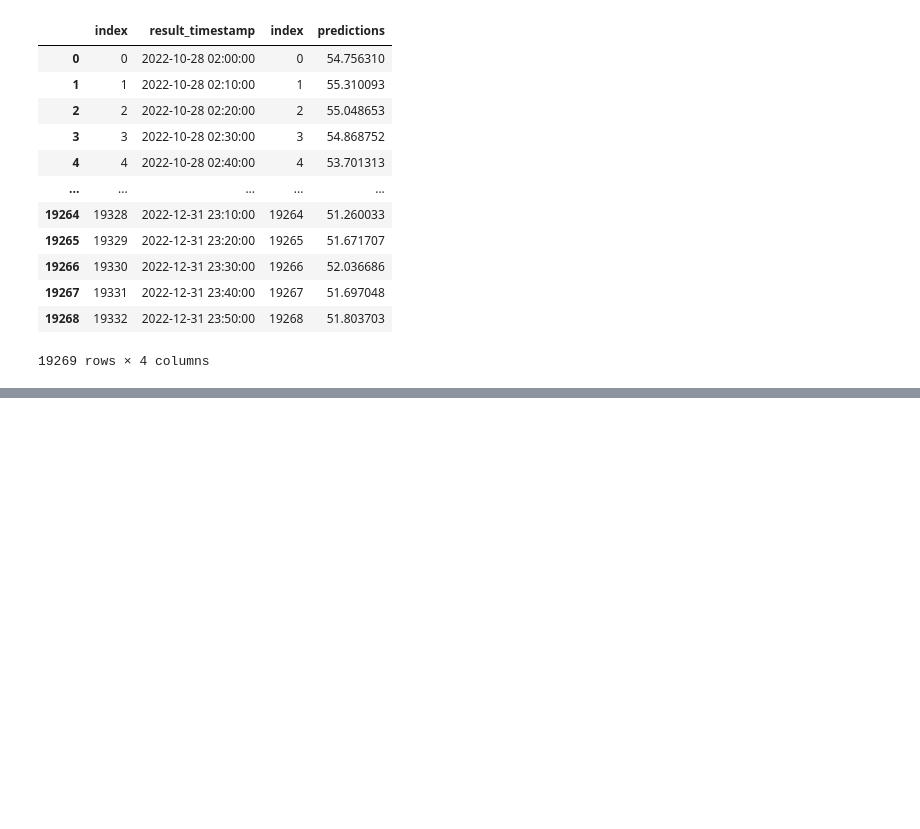
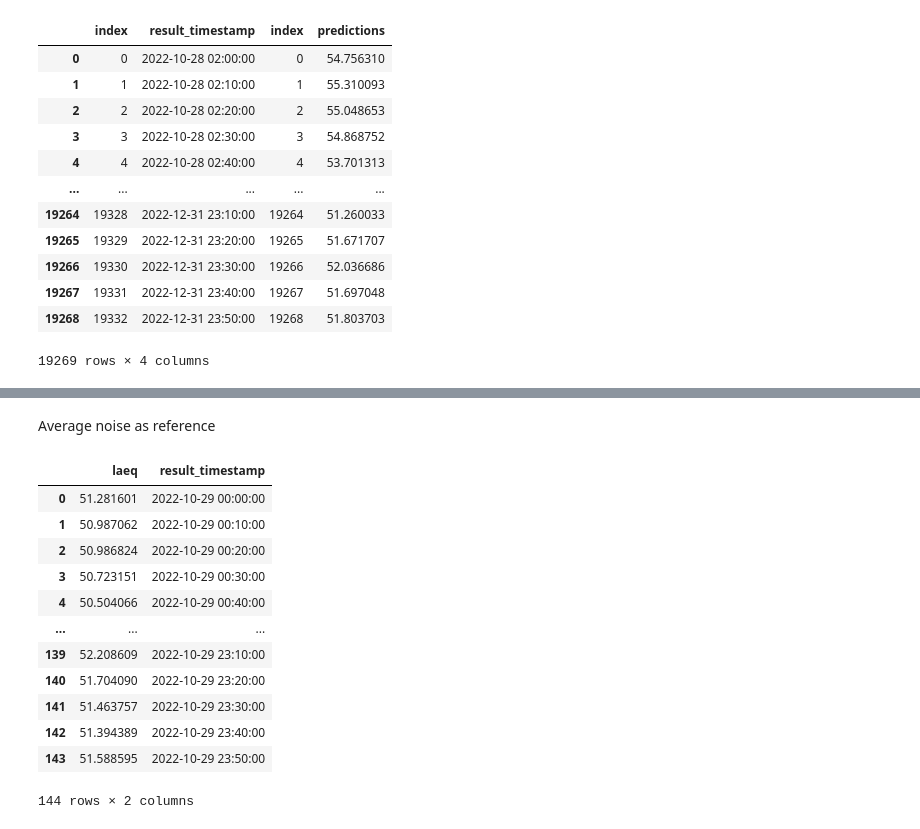
Before and after one commit to IvanaOsredek/ModernDataAnalyticsProject, a Jupyter notebook: MDA_main_notebook.ipynb, the cells around one changed output, grey strips where cells are left out. Cells and saved outputs as stored; diff of their text form; code cells hidden in the pictures; blank space fills up the shorter version.

```diff
--- a/MDA_main_notebook.ipynb
+++ b/MDA_main_notebook.ipynb
@@ -458,0 +450,23 @@ Shapley values
+# %% [markdown]
+Average noise as reference
+# %%
+average_day_noise = final_df_first80
+average_day_noise['time'] = average_day_noise['result_timestamp'].dt.time
+average_day_noise = pd.DataFrame((average_day_noise.groupby(["time"])["laeq"].mean())).reset_index()
+average_day_noise['result_timestamp'] = "2022-10-29 " + average_day_noise['time'].astype(str)
+average_day_noise = average_day_noise.drop('time',axis=1)
+average_day_noise
+# %% [output]
+|  | laeq | result_timestamp |
+| 0 | 51.281601 | 2022-10-29 00:00:00 |
+| 1 | 50.987062 | 2022-10-29 00:10:00 |
+| 2 | 50.986824 | 2022-10-29 00:20:00 |
+| 3 | 50.723151 | 2022-10-29 00:30:00 |
+| 4 | 50.504066 | 2022-10-29 00:40:00 |
+| ... | ... | ... |
+| 139 | 52.208609 | 2022-10-29 23:10:00 |
+| 140 | 51.704090 | 2022-10-29 23:20:00 |
+| 141 | 51.463757 | 2022-10-29 23:30:00 |
+| 142 | 51.394389 | 2022-10-29 23:40:00 |
+| 143 | 51.588595 | 2022-10-29 23:50:00 |
+144 rows × 2 columns
```
Also changed, not shown: parts of 10 cells of this notebook.
